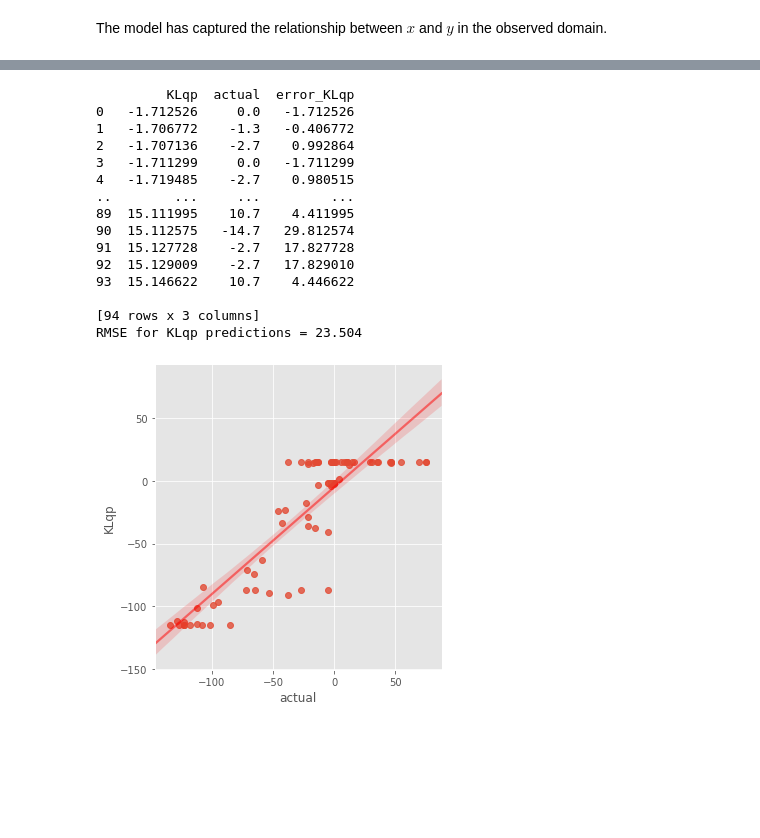
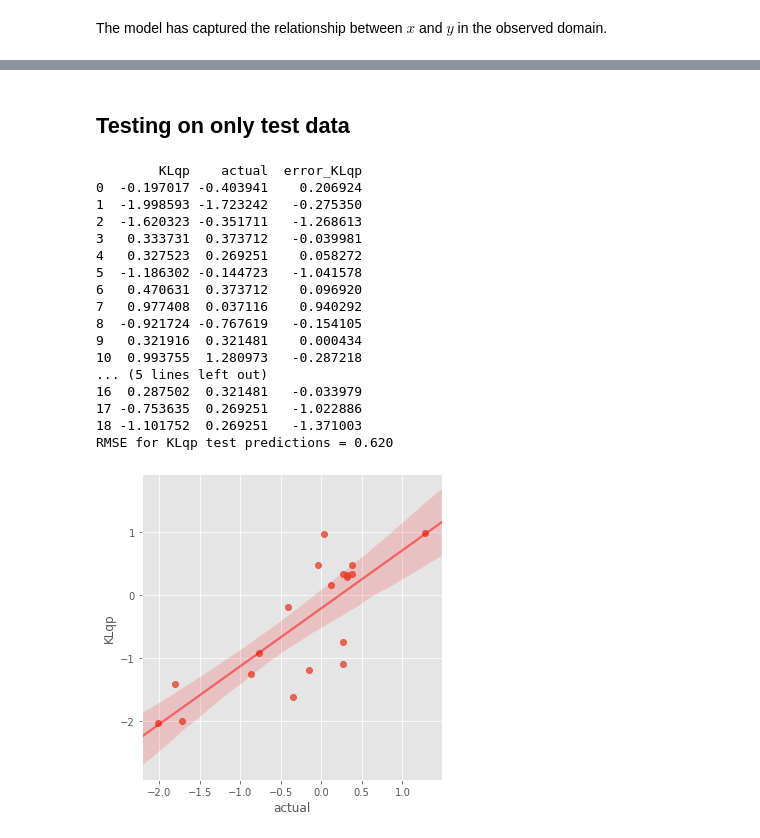
Before and after one commit to sharmila-k/BNN, a Jupyter notebook: 1_edward/2eg_BNN_KLqp_fulldata.ipynb, the cells around one changed output, grey strips where cells are left out. Cells and saved outputs as stored; diff of their text form; code cells hidden in the pictures; blank space fills up the shorter version.

```diff
--- a/1_edward/2eg_BNN_KLqp_fulldata.ipynb
+++ b/1_edward/2eg_BNN_KLqp_fulldata.ipynb
@@ -25,15 +25,21 @@ from edward.models import Normal
 
 plt.style.use('ggplot')
 # %%
-# Getting needed data
+# Loading dataset
 
 data = np.loadtxt('motor.dat')
 
 X_data = data[:, 0][:, None]
-y_data = data[:, 1]
-
-print (np.shape(X_data),np.shape(y_data))
+y_data = data[:, 1][:, None]
 
 X_data = np.float32(X_data)
 y_data = np.float32(y_data)
+
+print ('Loading',np.shape(X_data),np.shape(y_data))
+
+fig = plt.figure(figsize=(10, 6))
+ax = fig.add_subplot(111)
+ax.scatter(X_data,y_data)
+ax.legend()
+plt.show()
 # %% [output]
@@ -59,5 +111,5 @@ print (np.shape(X_test), np.shape(y_test))
 # %%
 D = np.shape(X_train)[1]  # number of features or number of input neurons
-H = 25
+H = 10
 print (D,H)
 # %% [output]
@@ -248,33 +319,48 @@ plt.show()
+# %% [markdown]
+## Testing on only test data
 # %%
-prediction_data = pd.DataFrame(
-    {'KLqp': mean_pred_lik.flatten(),
-     'actual': y_data.flatten(),
-     'error_KLqp': ( mean_pred_lik - y_data).flatten()})
+y_post = ed.copy(y, {W_0: qW_0, W_1: qW_1, W_2: qW_2, b_0: qb_0, b_1: qb_1, b_2: qb_2})
+# This is equivalent to
+# y_post = Normal( loc=neural_network(X, qW_0, qW_1, qW_2,
+#                     qb_0, qb_1, qb_2),scale=0.1 )
+preds_lik = tf.stack(
+    [ y_post.sample()
+     for _ in range(1000)])
+outputs_lik_test = preds_lik.eval(feed_dict={X:X_test})
+mean_pred_lik_test = np.mean(outputs_lik_test, axis=0)
+std_pred_lik_test = np.std(outputs_lik_test, axis=0)
 
-print (prediction_data)
+prediction_data_test = pd.DataFrame(
+    {'KLqp': mean_pred_lik_test.flatten(),
+     'actual': y_test.flatten(),
+     'error_KLqp': ( mean_pred_lik_test - y_test).flatten()})
 
-_ = sns.lmplot(y='KLqp', x='actual', data=prediction_data,
+print (prediction_data_test)
+
+_ = sns.lmplot(y='KLqp', x='actual', data=prediction_data_test,
                line_kws={'color': 'red', 'alpha': 0.5})
 
-RMSE = np.sqrt(np.mean(prediction_data.error_KLqp ** 2))
-print(f'RMSE for KLqp predictions = {RMSE:.3f}')
+RMSE = np.sqrt(np.mean(prediction_data_test.error_KLqp ** 2))
+print(f'RMSE for KLqp test predictions = {RMSE:.3f}')
 # %% [output]
-         KLqp  actual  error_KLqp
-0   -1.712526     0.0   -1.712526
-1   -1.706772    -1.3   -0.406772
-2   -1.707136    -2.7    0.992864
-3   -1.711299     0.0   -1.711299
-4   -1.719485    -2.7    0.980515
-..        ...     ...         ...
-89  15.111995    10.7    4.411995
-90  15.112575   -14.7   29.812574
-91  15.127728    -2.7   17.827728
-92  15.129009    -2.7   17.829010
-93  15.146622    10.7    4.446622
-
-[94 rows x 3 columns]
-RMSE for KLqp predictions = 23.504
+        KLqp    actual  error_KLqp
+0  -0.197017 -0.403941    0.206924
+1  -1.998593 -1.723242   -0.275350
+2  -1.620323 -0.351711   -1.268613
+3   0.333731  0.373712   -0.039981
+4   0.327523  0.269251    0.058272
+5  -1.186302 -0.144723   -1.041578
+6   0.470631  0.373712    0.096920
+7   0.977408  0.037116    0.940292
+8  -0.921724 -0.767619   -0.154105
+9   0.321916  0.321481    0.000434
+10  0.993755  1.280973   -0.287218
+... (5 lines left out)
+16  0.287502  0.321481   -0.033979
+17 -0.753635  0.269251   -1.022886
+18 -1.101752  0.269251   -1.371003
+RMSE for KLqp test predictions = 0.620
-[figure, old version]
+[figure, new version]
 # %%
 # print (y_post)
 # print(W_0)
```
Also changed, not shown: parts of 17 cells of this notebook.
